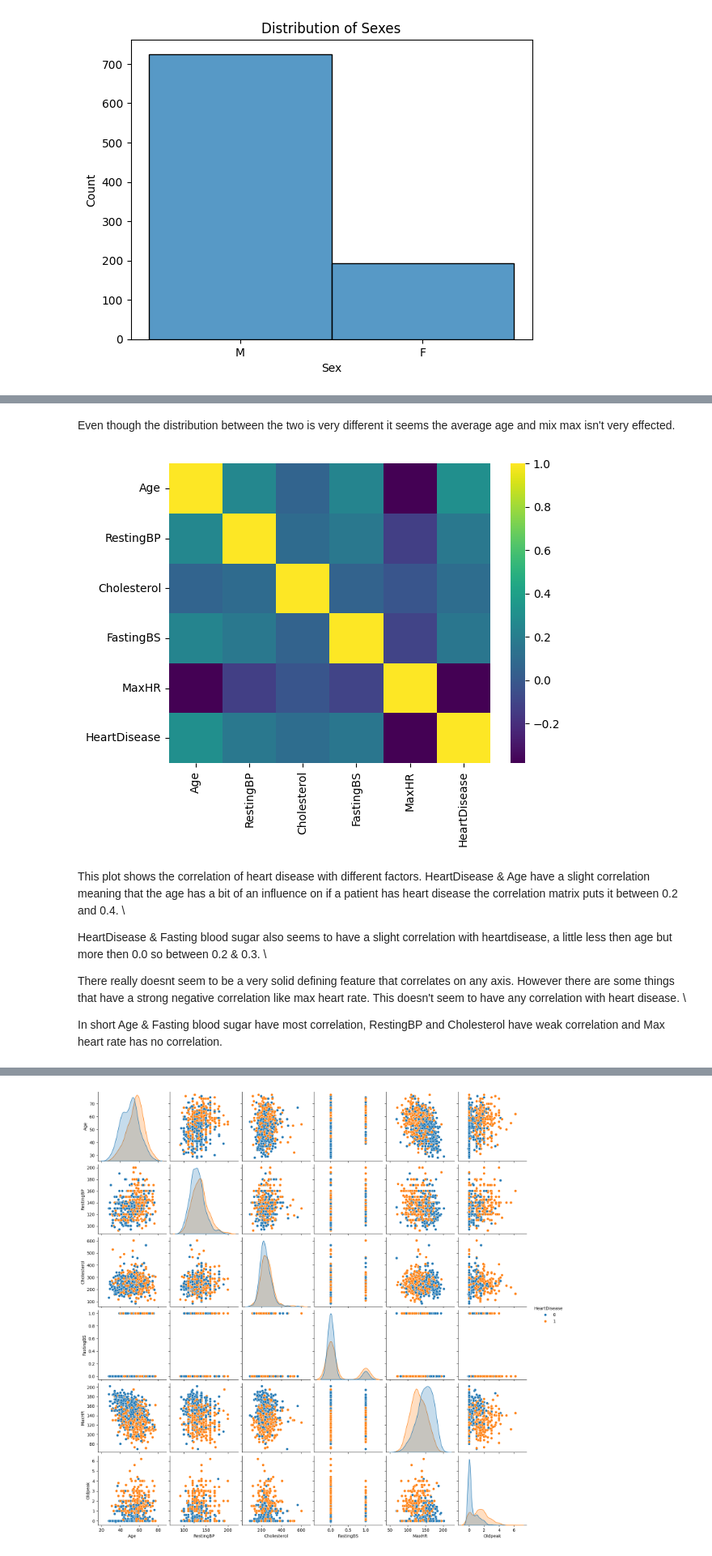
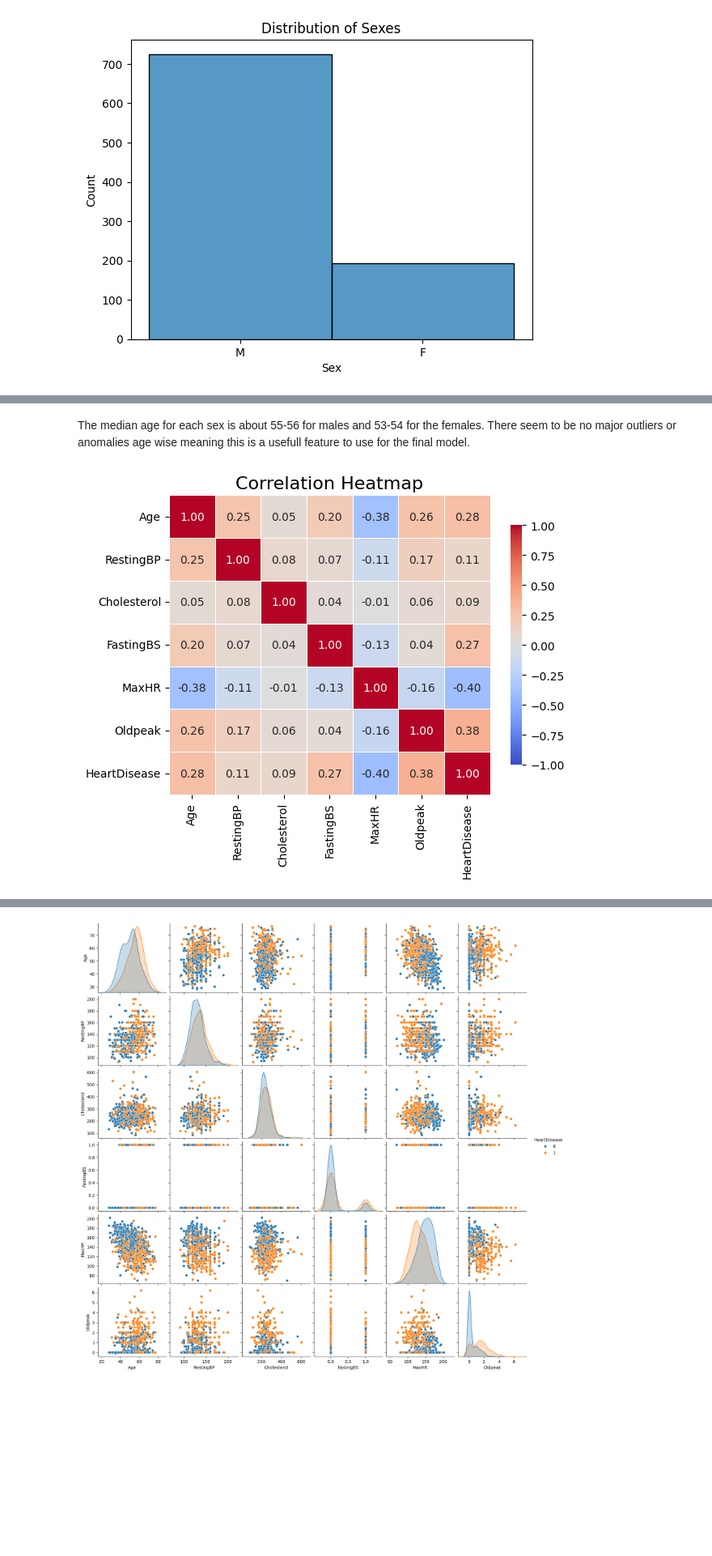
Before and after one commit to azzipxonraj/ml_heart, a Jupyter notebook: Machinelearn_heartdisease copy.ipynb, the cells around one changed output, grey strips where cells are left out. Shown at 81% size. Cells and saved outputs as stored; diff of their text form; code cells hidden in the pictures; blank space fills up the shorter version.

```diff
--- a/Machinelearn_heartdisease copy.ipynb
+++ b/Machinelearn_heartdisease copy.ipynb
@@ -248,18 +286,26 @@ axs.set_title("age-Distribution [years]");
-# %% [markdown]
-Even though the distribution between the two is very different it seems the average age and mix max isn't very effected.
-# %%
-int_features_df = df[["Age", "RestingBP", "Cholesterol", "FastingBS", "MaxHR", "HeartDisease"]]
-
-sns.heatmap(int_features_df.corr(), cmap="viridis")
-plt.show()
-# %% [output]
-[figure, removed]
-# %% [markdown]
-This plot shows the correlation of heart disease with different factors.
-HeartDisease & Age have a slight correlation meaning that the age has a bit of an influence on if a patient has heart disease the correlation matrix puts it between 0.2 and 0.4. \
-
-HeartDisease & Fasting blood sugar also seems to have a slight correlation with heartdisease, a little less then age but more then 0.0 so between 0.2 & 0.3. \
-
-There really doesnt seem to be a very solid defining feature that correlates on any axis. However there are some things that have a strong negative correlation like max heart rate. This doesn't seem to have any correlation with heart disease. \
-
-In short Age & Fasting blood sugar have most correlation, RestingBP and Cholesterol have weak correlation and Max heart rate has no correlation.
+# %% [markdown]
+The median age for each sex is about 55-56 for males and 53-54 for the females. There seem to be no major outliers or anomalies age wise meaning this is a usefull feature to use for the final model.
+# %%
+int_features_df = df[["Age", "RestingBP", "Cholesterol", "FastingBS", "MaxHR", "Oldpeak", "HeartDisease"]]
+correlation_matrix = int_features_df.corr()
+
+sns.heatmap(
+    correlation_matrix,
+    annot=True,      # Display the correlation coefficients on the heatmap cells
+    fmt=".2f",       # Format the annotations to two decimal places
+    cmap="coolwarm", # Use a diverging colormap (like 'coolwarm' or 'RdBu')
+                     # 'viridis' is okay, but diverging maps are better for correlations
+
+
+    vmin=-1,
+    vmax=1,
+    center=0,
+
+    linewidths=.5,   # Add lines between cells for better visual separation
+    cbar_kws={"shrink": .8} # Adjust the size of the colorbar for better fit
+)
+
+plt.title('Correlation Heatmap', fontsize=16)
+plt.show()
+# %% [output]
+[figure, added]
```
Also changed, not shown: parts of 68 cells of this notebook.
